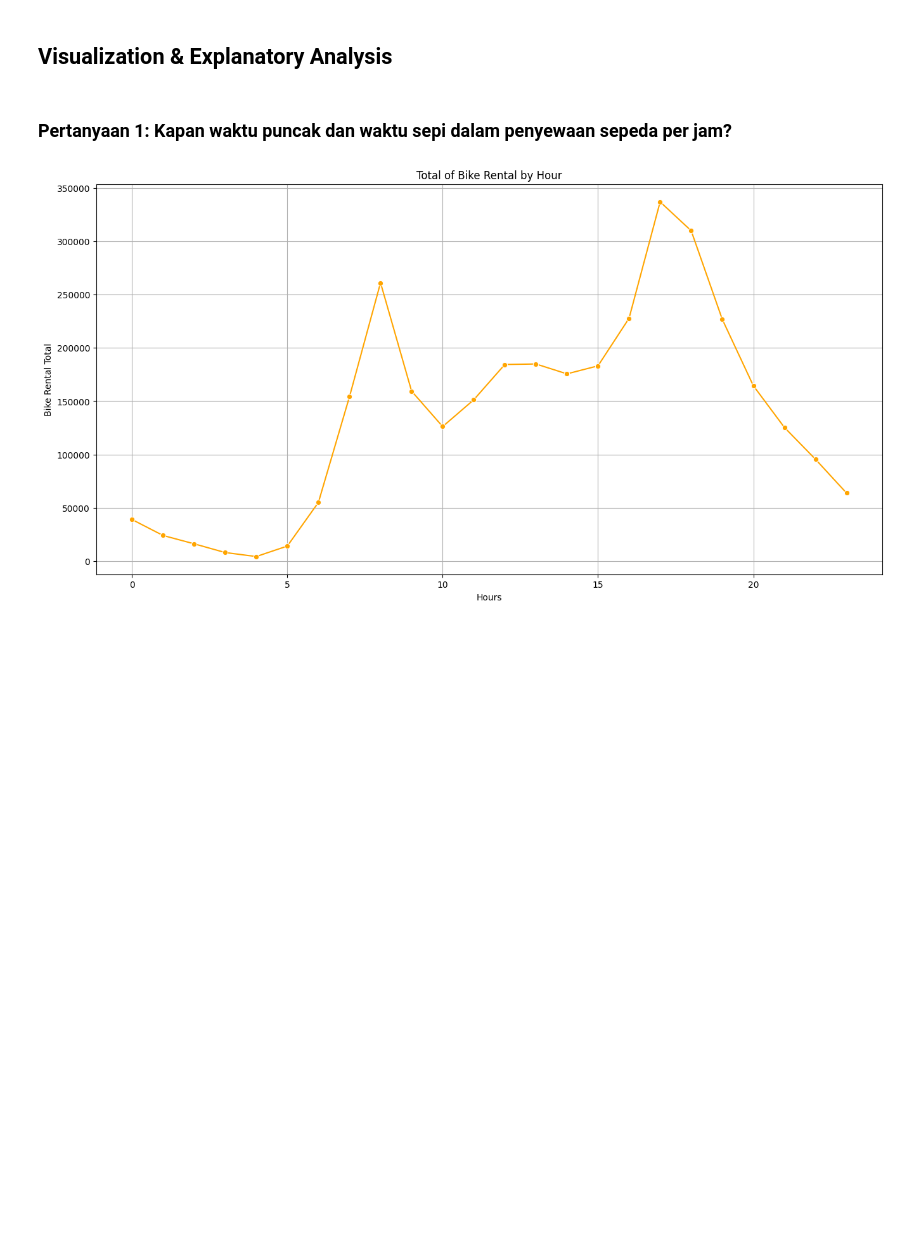
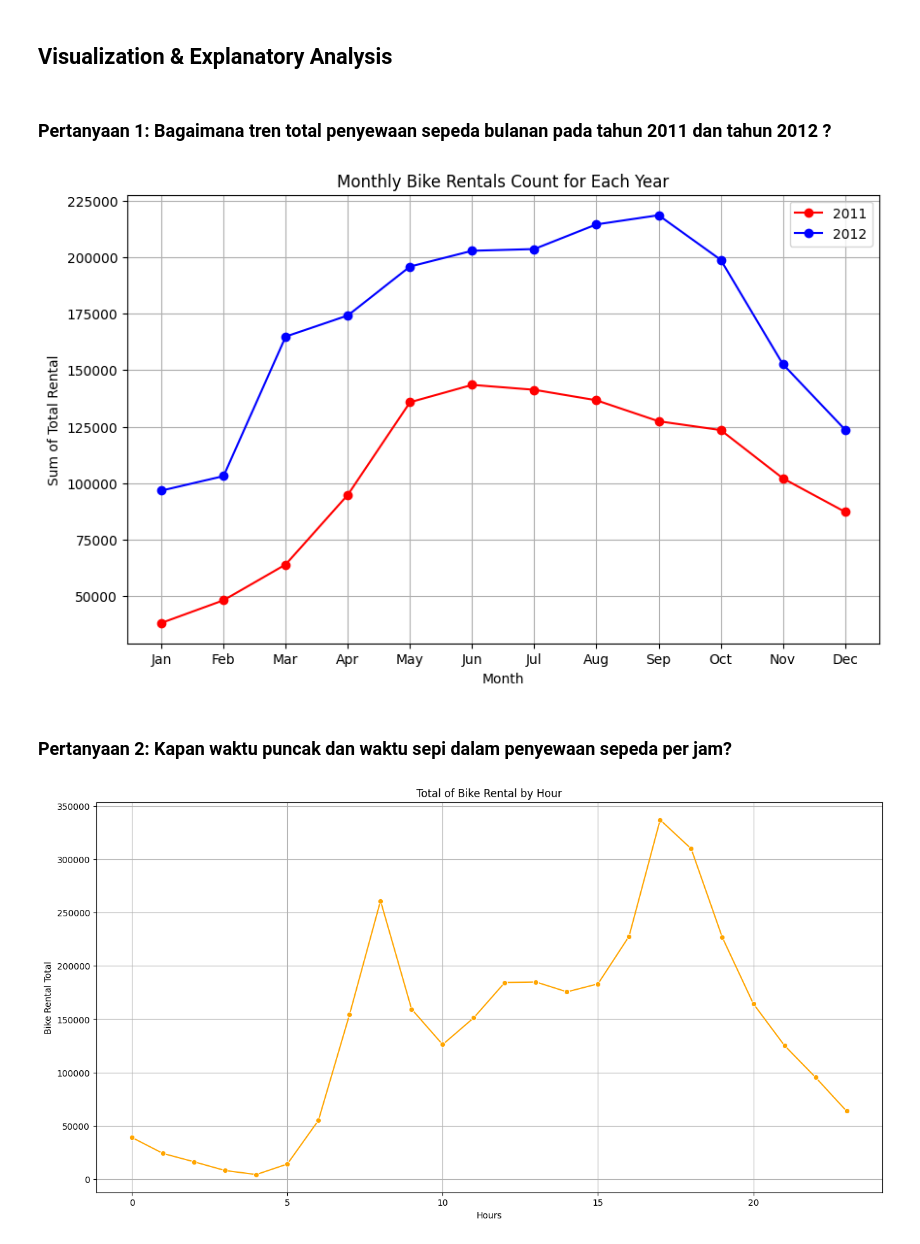
Before and after one commit to CiraAp13/bike-sharing-dashboard, a Jupyter notebook: notebook.ipynb, the cells around one changed output. Cells and saved outputs as stored; diff of their text form; code cells hidden in the pictures; blank space fills up the shorter version.

```diff
--- a/notebook.ipynb
+++ b/notebook.ipynb
@@ -389,8 +390,40 @@ season_stats
 | Winter | 4232 | 30.666824 | 129782 | 168.202032 | 711831 | 198.868856 | 841613 |
 # %% [markdown]
 ## Visualization & Explanatory Analysis
+# %% [markdown]
+### Pertanyaan 1: Bagaimana tren total penyewaan sepeda bulanan pada tahun 2011 dan tahun 2012 ?
+# %%
+# Menetapkan data yang digunakan
+monthly_count_per_year_df = all_df.groupby(['year', 'month'])['count'].sum().reset_index()
+
+# Membagi data berdasarkan tahun
+df_2011 = monthly_count_per_year_df[monthly_count_per_year_df['year'] == '2011']
+df_2012 = monthly_count_per_year_df[monthly_count_per_year_df['year'] == '2012']
+
+# Melakukan plot data
+plt.figure(figsize=(10, 6))
+plt.plot(df_2011['month'], df_2011['count'], marker="o", label='2011', color='red')
+plt.plot(df_2012['month'], df_2012['count'], marker="o", label='2012', color='blue')
+
+# Memberi label pada sumbu x dan y
+plt.xlabel('Month')
+plt.ylabel('Sum of Total Rental')
+
+# Memberikan judul pada plot
+plt.title('Monthly Bike Rentals Count for Each Year')
+
+# Menambahkan legend terhadap label yang telah didefinisikan
+plt.legend()
+
+# Mengaplikasikan grid pada plot
+plt.grid()
+
+# Menampilkan plot
+plt.show()
+# %% [output]
+[figure, added]
 # %% [markdown]
-### Pertanyaan 1: Kapan waktu puncak dan waktu sepi dalam penyewaan sepeda per jam?
+### Pertanyaan 2: Kapan waktu puncak dan waktu sepi dalam penyewaan sepeda per jam?
 # %%
 # Menetapkan data yang digunakan
 total_rent_per_hour = all_df.groupby('hr')['count'].sum().reset_index()
```
Also changed, not shown: parts of 4 cells of this notebook.
